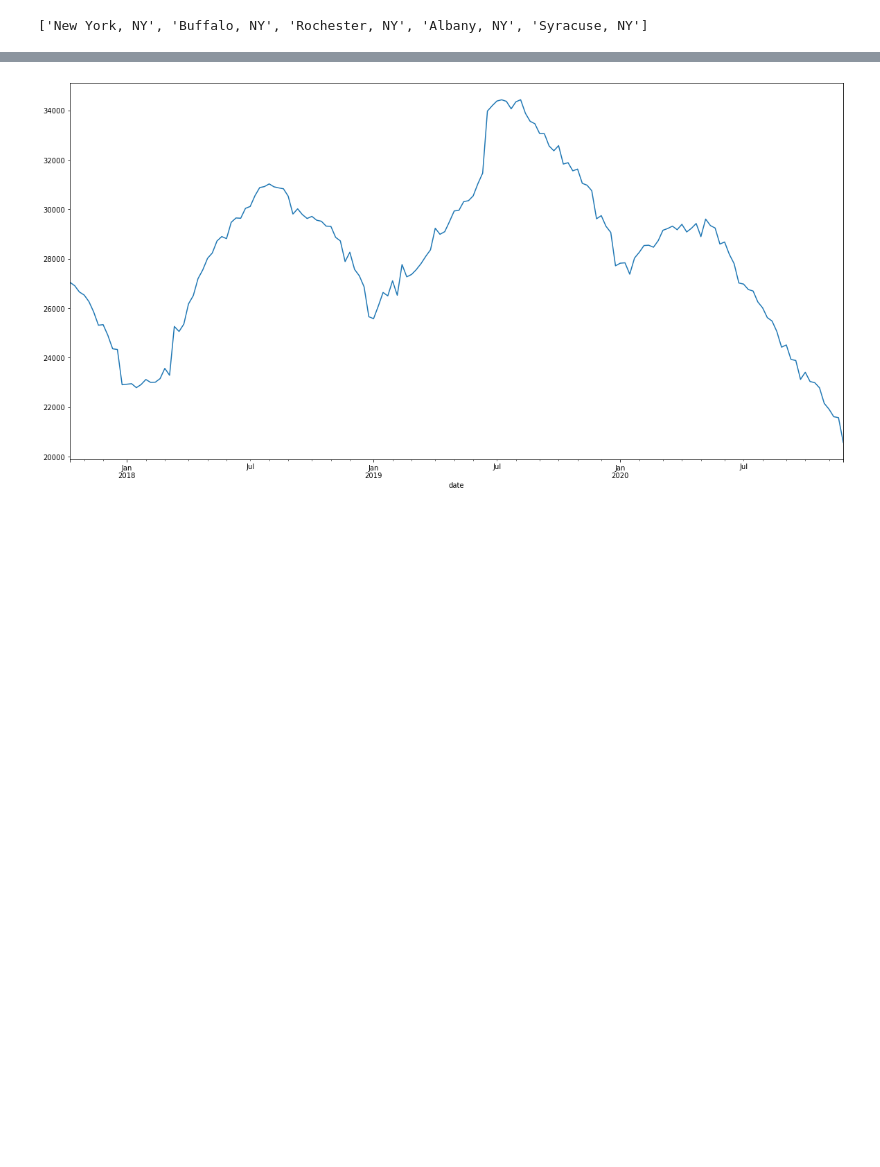
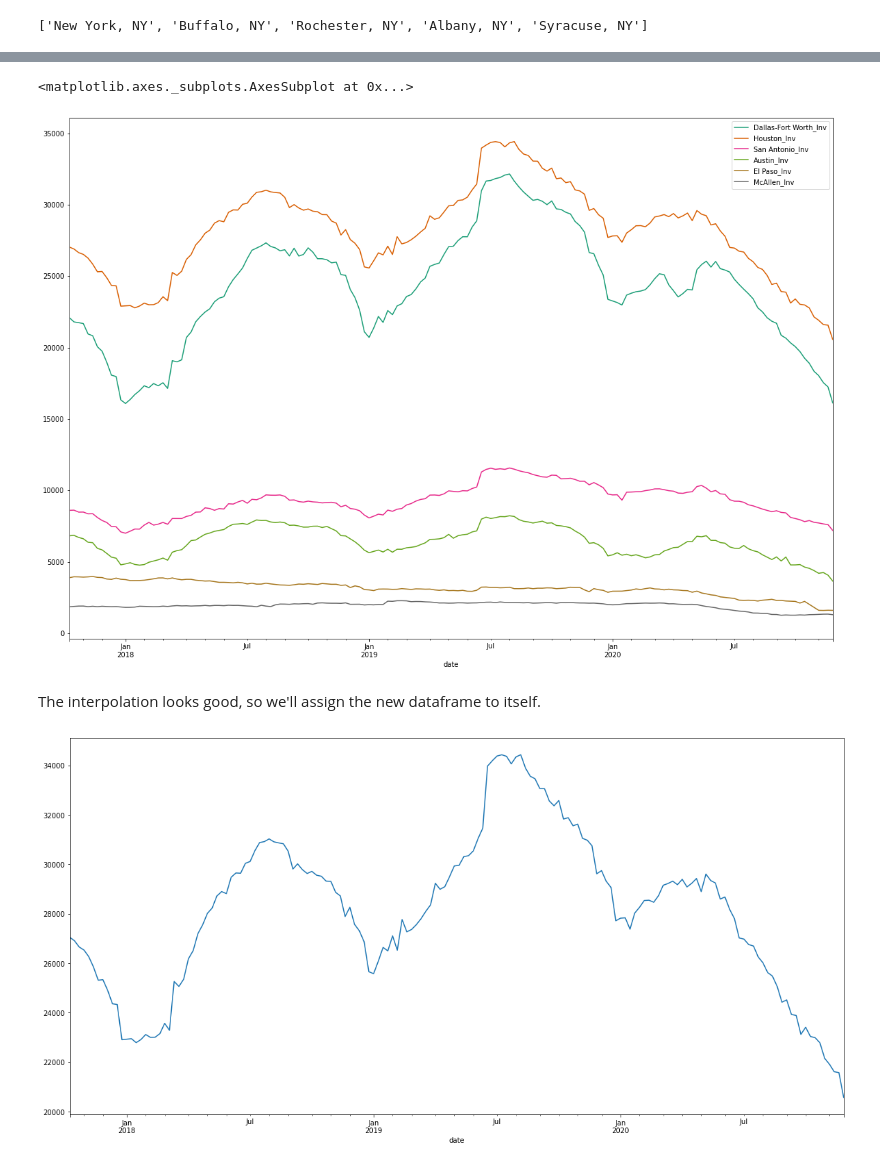
Before and after one commit to ricksolis/zillow-real_estate_data_cleaning, a Jupyter notebook: notebooks/1. Zillow-Inventory Sales -- Cleaning Data.ipynb, the cells around one changed output, grey strips where cells are left out. Cells and saved outputs as stored; diff of their text form; code cells hidden in the pictures; blank space fills up the shorter version.

```diff
--- a/notebooks/1. Zillow-Inventory Sales -- Cleaning Data.ipynb
+++ b/notebooks/1. Zillow-Inventory Sales -- Cleaning Data.ipynb
@@ -241,0 +329,7 @@ tx.head(10)
+# %%
+tx.interpolate(method='linear', limit_direction='forward', axis=0).plot(figsize=(20,14), colormap='Dark2')
+# %% [output]
+<matplotlib.axes._subplots.AxesSubplot at 0x...>
+[figure, added]
+# %% [markdown]
+The interpolation looks good, so we'll assign the new dataframe to itself.
```
Also changed, not shown: parts of 38 cells of this notebook.
